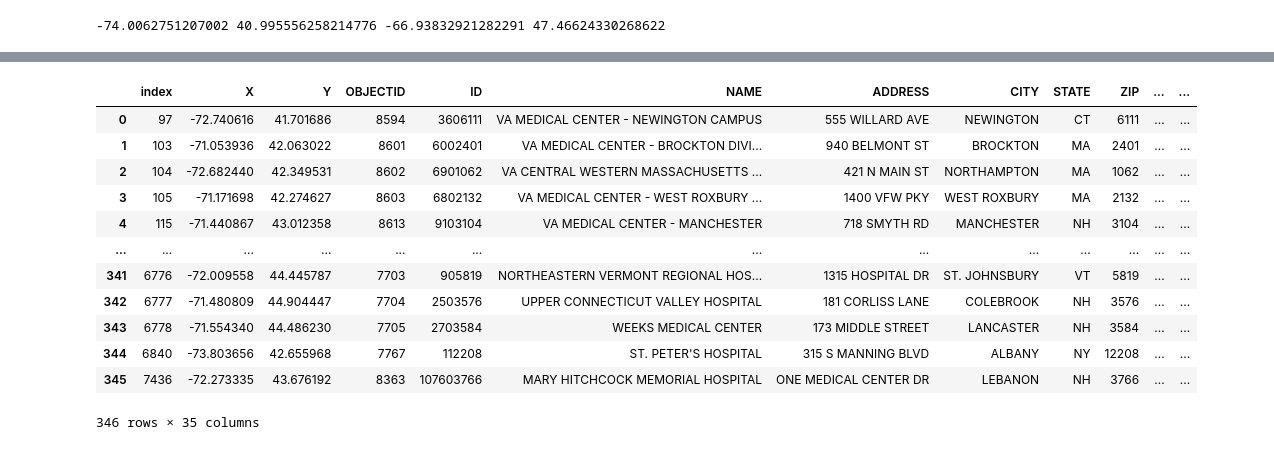
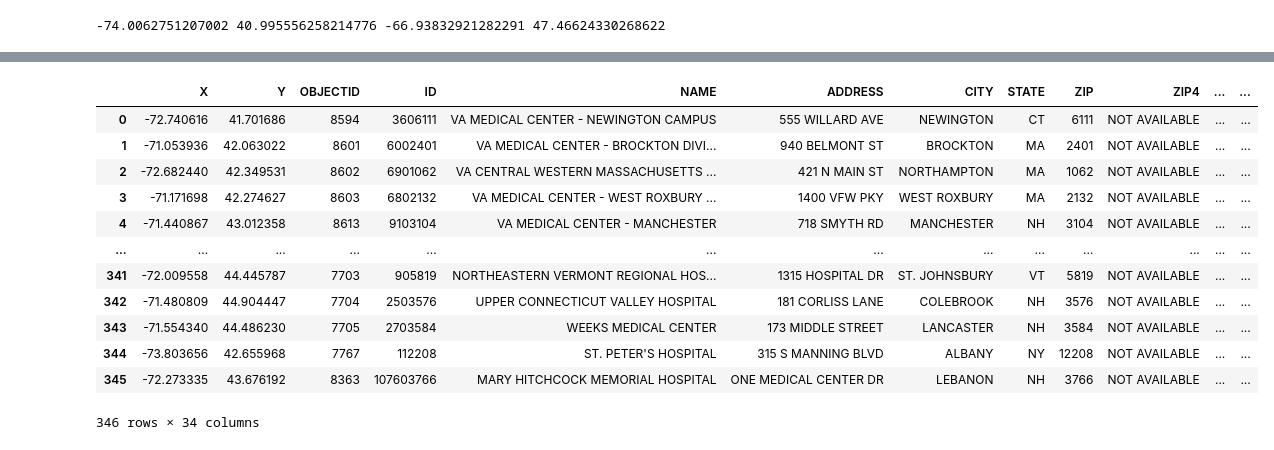
Before and after one commit to Alex967CW/remote-sensing-final, a Jupyter notebook: final_exercise_reference.ipynb, the cells around one changed output, grey strips where cells are left out. Drawn from its saved outputs; the diff is of its cells as text; code cells hidden in the pictures.

```diff
--- a/final_exercise_reference.ipynb
+++ b/final_exercise_reference.ipynb
@@ -131,18 +140,0 @@ hospitals_df
-# %%
-hospitals_df = hospitals_df.loc[(hospitals_df['X']>= -74.0062751207002) & (hospitals_df['X']<= -66.93832921282291) & (hospitals_df['Y'] >= 40.995556258214776) & (hospitals_df['Y'] <= 47.46624330268622)]
-hospitals_df = hospitals_df.reset_index()
-hospitals_df
-# %% [output]
-|  | index | X | Y | OBJECTID | ID | NAME | ADDRESS | CITY | STATE | ZIP | ... | ... |
-| 0 | 97 | -72.740616 | 41.701686 | 8594 | 3606111 | VA MEDICAL CENTER - NEWINGTON CAMPUS | 555 WILLARD AVE | NEWINGTON | CT | 6111 | ... | ... |
-| 1 | 103 | -71.053936 | 42.063022 | 8601 | 6002401 | VA MEDICAL CENTER - BROCKTON DIVI... | 940 BELMONT ST | BROCKTON | MA | 2401 | ... | ... |
-| 2 | 104 | -72.682440 | 42.349531 | 8602 | 6901062 | VA CENTRAL WESTERN MASSACHUSETTS ... | 421 N MAIN ST | NORTHAMPTON | MA | 1062 | ... | ... |
-| 3 | 105 | -71.171698 | 42.274627 | 8603 | 6802132 | VA MEDICAL CENTER - WEST ROXBURY ... | 1400 VFW PKY | WEST ROXBURY | MA | 2132 | ... | ... |
-| 4 | 115 | -71.440867 | 43.012358 | 8613 | 9103104 | VA MEDICAL CENTER - MANCHESTER | 718 SMYTH RD | MANCHESTER | NH | 3104 | ... | ... |
-| ... | ... | ... | ... | ... | ... | ... | ... | ... | ... | ... | ... | ... |
-| 341 | 6776 | -72.009558 | 44.445787 | 7703 | 905819 | NORTHEASTERN VERMONT REGIONAL HOS... | 1315 HOSPITAL DR | ST. JOHNSBURY | VT | 5819 | ... | ... |
-| 342 | 6777 | -71.480809 | 44.904447 | 7704 | 2503576 | UPPER CONNECTICUT VALLEY HOSPITAL | 181 CORLISS LANE | COLEBROOK | NH | 3576 | ... | ... |
-| 343 | 6778 | -71.554340 | 44.486230 | 7705 | 2703584 | WEEKS MEDICAL CENTER | 173 MIDDLE STREET | LANCASTER | NH | 3584 | ... | ... |
-| 344 | 6840 | -73.803656 | 42.655968 | 7767 | 112208 | ST. PETER'S HOSPITAL | 315 S MANNING BLVD | ALBANY | NY | 12208 | ... | ... |
-| 345 | 7436 | -72.273335 | 43.676192 | 8363 | 107603766 | MARY HITCHCOCK MEMORIAL HOSPITAL | ONE MEDICAL CENTER DR | LEBANON | NH | 3766 | ... | ... |
-346 rows × 35 columns
@@ -148,0 +144,19 @@ hospitals_df
+# %%
+hospitals_df = hospitals_df.fillna('')
+hospitals_df = hospitals_df.loc[(hospitals_df['X']>= -74.0062751207002) & (hospitals_df['X']<= -66.93832921282291) & (hospitals_df['Y'] >= 40.995556258214776) & (hospitals_df['Y'] <= 47.46624330268622)]
+hospitals_df = hospitals_df.reset_index().drop(['index'], axis=1)
+hospitals_df
+# %% [output]
+|  | X | Y | OBJECTID | ID | NAME | ADDRESS | CITY | STATE | ZIP | ZIP4 | ... | ... |
+| 0 | -72.740616 | 41.701686 | 8594 | 3606111 | VA MEDICAL CENTER - NEWINGTON CAMPUS | 555 WILLARD AVE | NEWINGTON | CT | 6111 | NOT AVAILABLE | ... | ... |
+| 1 | -71.053936 | 42.063022 | 8601 | 6002401 | VA MEDICAL CENTER - BROCKTON DIVI... | 940 BELMONT ST | BROCKTON | MA | 2401 | NOT AVAILABLE | ... | ... |
+| 2 | -72.682440 | 42.349531 | 8602 | 6901062 | VA CENTRAL WESTERN MASSACHUSETTS ... | 421 N MAIN ST | NORTHAMPTON | MA | 1062 | NOT AVAILABLE | ... | ... |
+| 3 | -71.171698 | 42.274627 | 8603 | 6802132 | VA MEDICAL CENTER - WEST ROXBURY ... | 1400 VFW PKY | WEST ROXBURY | MA | 2132 | NOT AVAILABLE | ... | ... |
+| 4 | -71.440867 | 43.012358 | 8613 | 9103104 | VA MEDICAL CENTER - MANCHESTER | 718 SMYTH RD | MANCHESTER | NH | 3104 | NOT AVAILABLE | ... | ... |
+| ... | ... | ... | ... | ... | ... | ... | ... | ... | ... | ... | ... | ... |
+| 341 | -72.009558 | 44.445787 | 7703 | 905819 | NORTHEASTERN VERMONT REGIONAL HOS... | 1315 HOSPITAL DR | ST. JOHNSBURY | VT | 5819 | NOT AVAILABLE | ... | ... |
+| 342 | -71.480809 | 44.904447 | 7704 | 2503576 | UPPER CONNECTICUT VALLEY HOSPITAL | 181 CORLISS LANE | COLEBROOK | NH | 3576 | NOT AVAILABLE | ... | ... |
+| 343 | -71.554340 | 44.486230 | 7705 | 2703584 | WEEKS MEDICAL CENTER | 173 MIDDLE STREET | LANCASTER | NH | 3584 | NOT AVAILABLE | ... | ... |
+| 344 | -73.803656 | 42.655968 | 7767 | 112208 | ST. PETER'S HOSPITAL | 315 S MANNING BLVD | ALBANY | NY | 12208 | NOT AVAILABLE | ... | ... |
+| 345 | -72.273335 | 43.676192 | 8363 | 107603766 | MARY HITCHCOCK MEMORIAL HOSPITAL | ONE MEDICAL CENTER DR | LEBANON | NH | 3766 | NOT AVAILABLE | ... | ... |
+346 rows × 34 columns
```
Also changed, not shown: parts of 17 cells of this notebook.
